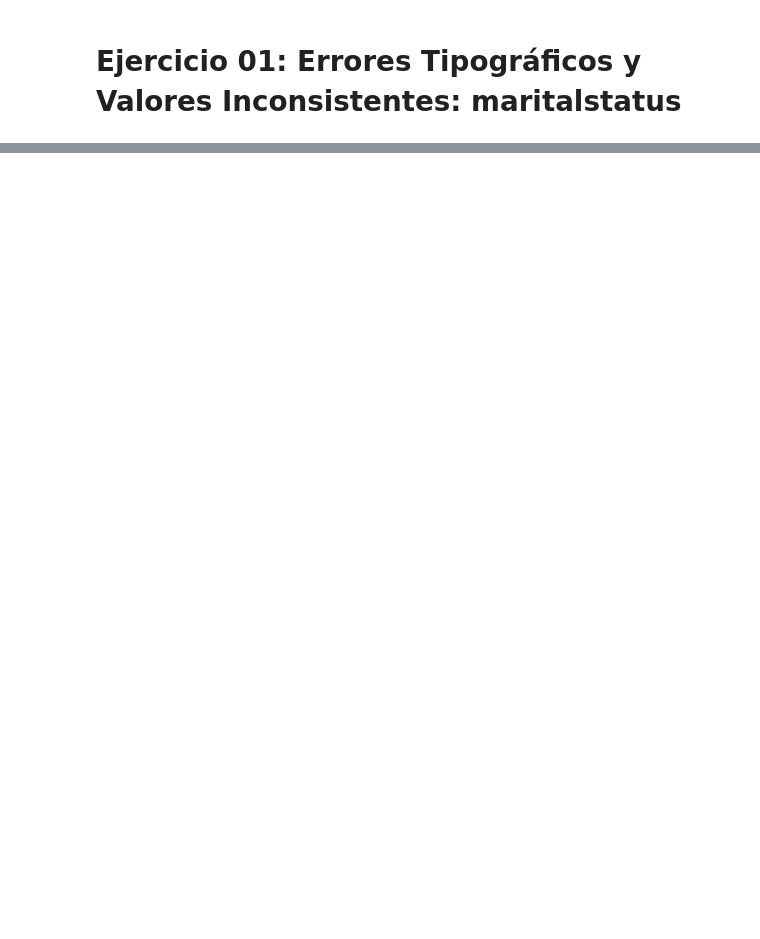
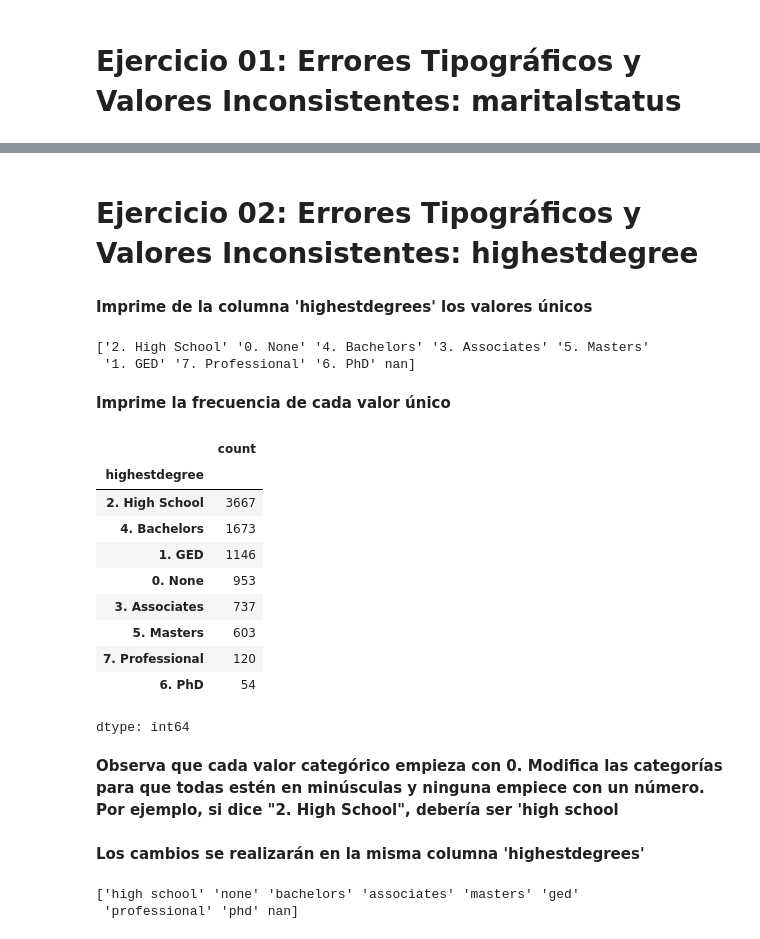
Before and after one commit to jonathanahc/Practicas, a Jupyter notebook: Práctica17_Limpieza_y_Transformación_de_Datos_Categóricos.ipynb, the cells around one changed output, grey strips where cells are left out. Cells and saved outputs as stored; diff of their text form; code cells hidden in the pictures; blank space fills up the shorter version.

```diff
--- a/Práctica17_Limpieza_y_Transformación_de_Datos_Categóricos.ipynb
+++ b/Práctica17_Limpieza_y_Transformación_de_Datos_Categóricos.ipynb
@@ -14,0 +45,2 @@ df.head()
+# %%
+df['maritalstatus'] = df['maritalstatus'].replace('Never-married','Single')
@@ -14,0 +60,27 @@ df.head()
+# %% [markdown]
+# Ejercicio 02: Errores Tipográficos y Valores Inconsistentes: highestdegree
+# %% [markdown]
+**Imprime de la columna 'highestdegrees' los valores únicos**
+# %%
+print(df['highestdegree'].unique())
+# %% [output]
+['2. High School' '0. None' '4. Bachelors' '3. Associates' '5. Masters'
+ '1. GED' '7. Professional' '6. PhD' nan]
+# %% [markdown]
+**Imprime la frecuencia de cada valor único**
+# %%
+df['highestdegree'].value_counts()
+# %% [output]
+|  | count |
+| highestdegree |  |
+| 2. High School | 3667 |
+| 4. Bachelors | 1673 |
+| 1. GED | 1146 |
+| 0. None | 953 |
+| 3. Associates | 737 |
+| 5. Masters | 603 |
+| 7. Professional | 120 |
+| 6. PhD | 54 |
+dtype: int64
+# %% [markdown]
+**Observa que cada valor categórico empieza con 0. Modifica las categorías para que todas estén en minúsculas y ninguna empiece con un número. Por ejemplo, si dice "2. High School", debería ser 'high school**
@@ -14,0 +89,7 @@ df.head()
+# %% [markdown]
+**Los cambios se realizarán en la misma columna 'highestdegrees'**
+# %%
+print(df['highestdegree'].unique())
+# %% [output]
+['high school' 'none' 'bachelors' 'associates' 'masters' 'ged'
+ 'professional' 'phd' nan]
```
Also changed, not shown: parts of 13 cells of this notebook.
